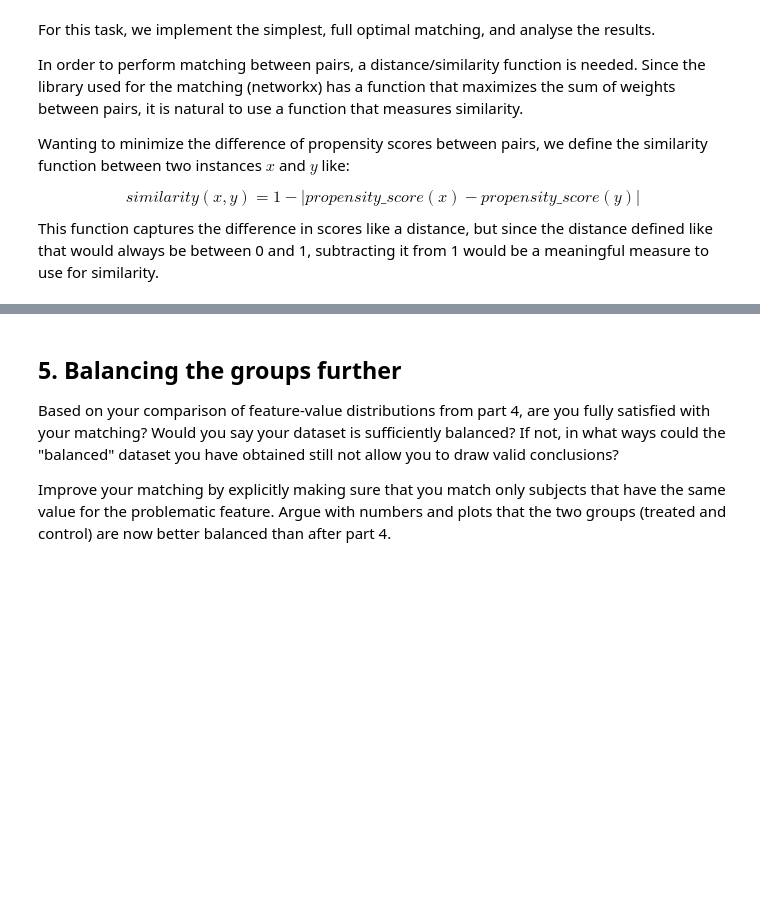
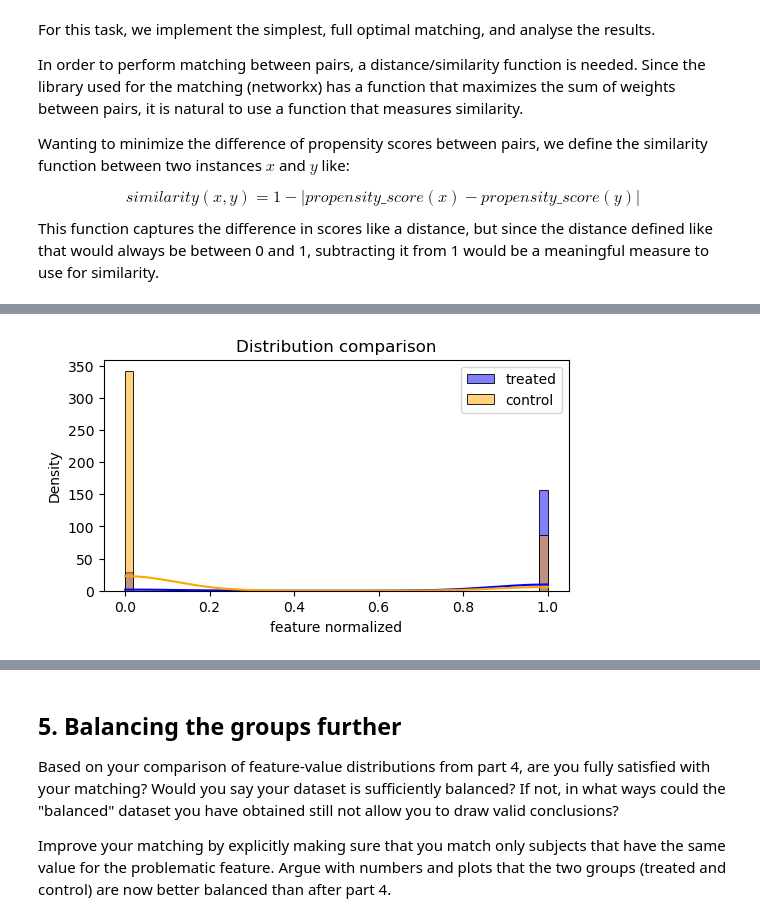
Before and after one commit to 16sophia/2022, a Jupyter notebook: Tutorials/05 - Observational studies/Observational studies solution.ipynb, the cells around one changed output, grey strips where cells are left out. Saved outputs shown, nothing was run; the diff lists cells and outputs as text; code cells hidden in the pictures; blank space fills up the shorter version.

```diff
--- a/Tutorials/05 - Observational studies/Observational studies solution.ipynb
+++ b/Tutorials/05 - Observational studies/Observational studies solution.ipynb
@@ -302,0 +310,17 @@ balanced_df_1 = lalonde_data.iloc[matched]
+# %%
+treatment_g = lalonde_data[lalonde_data.treat == 1]
+control_g = lalonde_data[lalonde_data.treat == 0]
+
+treatment_balanced = balanced_df_1[balanced_df_1.treat == 1]
+control_balanced = balanced_df_1[balanced_df_1.treat == 0]
+# %%
+fig, ax = plt.subplots(figsize=(6, 3))
+feature = 'black'
+
+ax = sns.histplot(treatment_g[feature], kde=True, bins=50,  color='blue', label='treated')
+ax = sns.histplot(control_g[feature], kde=True,  bins= 50, color='orange', label='control')
+ax.set(title='Distribution comparison', xlabel='feature normalized', ylabel='Density')
+plt.legend()
+plt.show()
+# %% [output]
+[figure, added]
```
Also changed, not shown: parts of 13 cells of this notebook, 7 other files.
